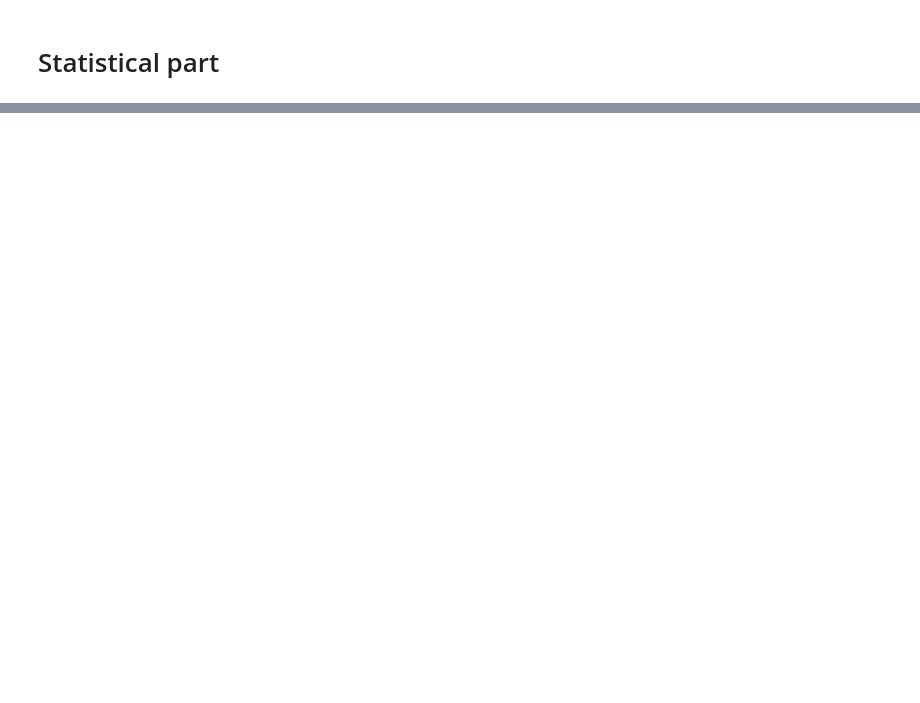
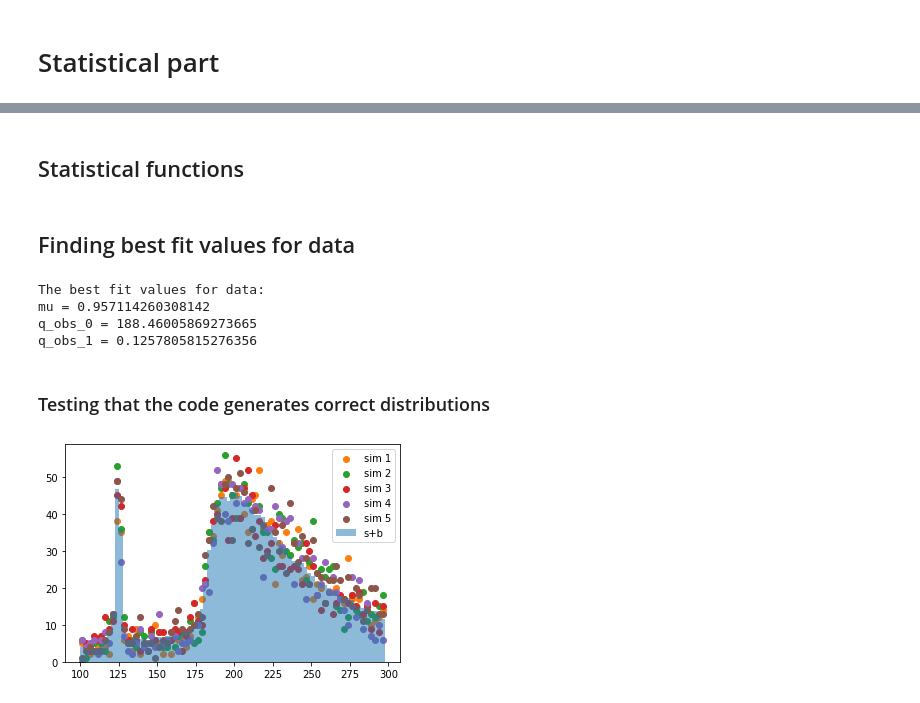
Before and after one commit to emabaci/LCP-mod.-B, a Jupyter notebook: final_project/higgs.ipynb, the cells around one changed output, grey strips where cells are left out. Drawn from its saved outputs; the diff is of its cells as text; code cells hidden in the pictures; blank space fills up the shorter version.

Commit message:
Started to add stat part to higgs.ipynb
Not sure if correct

```diff
--- a/final_project/higgs.ipynb
+++ b/final_project/higgs.ipynb
@@ -1114,0 +1125,11 @@ fileread.histogram_by_process()
+# %%
+sim_signal_counts = np.load('signal_counts.npy')
+sim_background_counts = np.load('background_counts.npy')
+true_counts = np.load('true_counts.npy')
+bins_data = np.load('bins.npy')
+
+#checking that they all have the same length - array of bins should have one more
+print("Number of bins: ", len(bins_data))
+print("Number of events for simulated signal: ", len(sim_signal_counts))
+print("Number of events for simulated background: ",len(sim_background_counts))
+print("Number of events for true data: ",len(true_counts))
@@ -1114,0 +1141,9 @@ fileread.histogram_by_process()
+# %%
+plt.title("Showcasing counts")
+bin_size = bins_data[1] - bins_data[0]
+bin_centers = bins_data[1:] - bin_size/2
+plt.bar(bin_centers,sim_signal_counts + sim_background_counts, bin_size,label = "background" )
+plt.bar(bin_centers,sim_signal_counts, bin_size,label = "signal" )
+plt.errorbar(bin_centers, true_counts, np.sqrt(true_counts), fmt = "o", label = "data", c = "red")
+plt.legend()
+plt.show()
@@ -1114,0 +1152,2 @@ fileread.histogram_by_process()
+# %% [markdown]
+## Statistical functions
@@ -1114,0 +1244,31 @@ fileread.histogram_by_process()
+# %% [markdown]
+## Finding best fit values for data
+# %%
+# best fit mu value for data
+mu_opt_obs = mu_opt(true_counts, sim_signal_counts, sim_background_counts)
+print("The best fit values for data:")
+print("mu =",mu_opt_obs)
+
+#Finding q0_obs
+q_obs_0 = q_func(0, mu_opt_obs, sim_signal_counts,sim_background_counts,true_counts)
+print("q_obs_0 =",q_obs_0)
+
+#Finding q1_obs
+q_obs_1 = q_func(1,mu_opt_obs,sim_signal_counts,sim_background_counts,true_counts)
+print("q_obs_1 =",q_obs_1)
+# %% [output]
+The best fit values for data:
+mu = 0.957114260308142
+q_obs_0 = 188.46005869273665
+q_obs_1 = 0.1257805815276356
+# %% [markdown]
+### Testing that the code generates correct distributions
+# %%
+# Generating samples and seeing how they compare to simulated
+plt.bar(bin_centers,sim_signal_counts + sim_background_counts, bin_size,label = "s+b", alpha = 0.5 )
+for i in range(5):
+    plt.scatter(bin_centers, sample_distribution(1.0, sim_signal_counts,sim_background_counts), label = f"sim {i+1}")
+plt.legend()
+plt.show()
+# %% [output]
+[figure, added]
```
Also changed, not shown: parts of 15 cells of this notebook.
